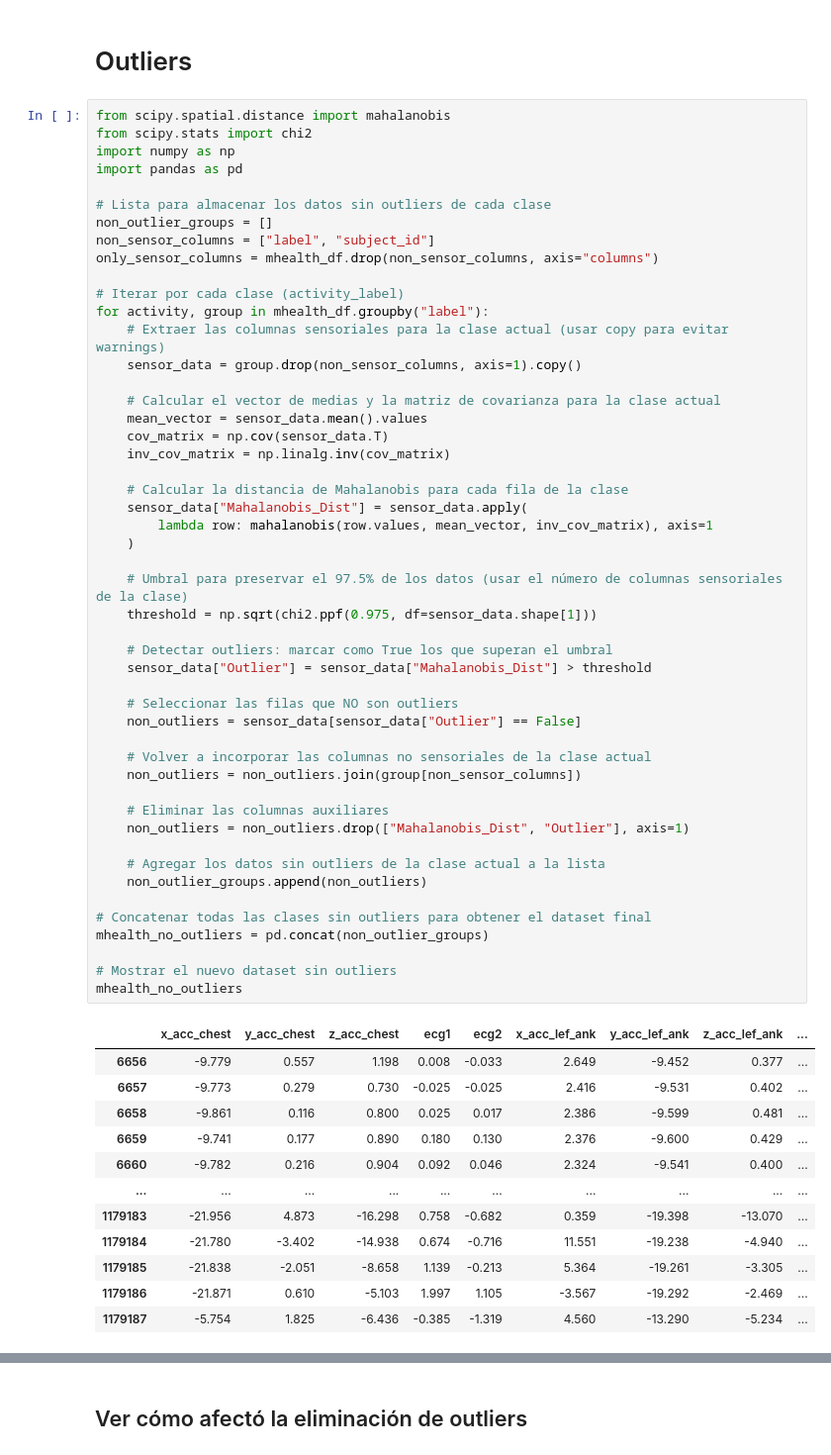
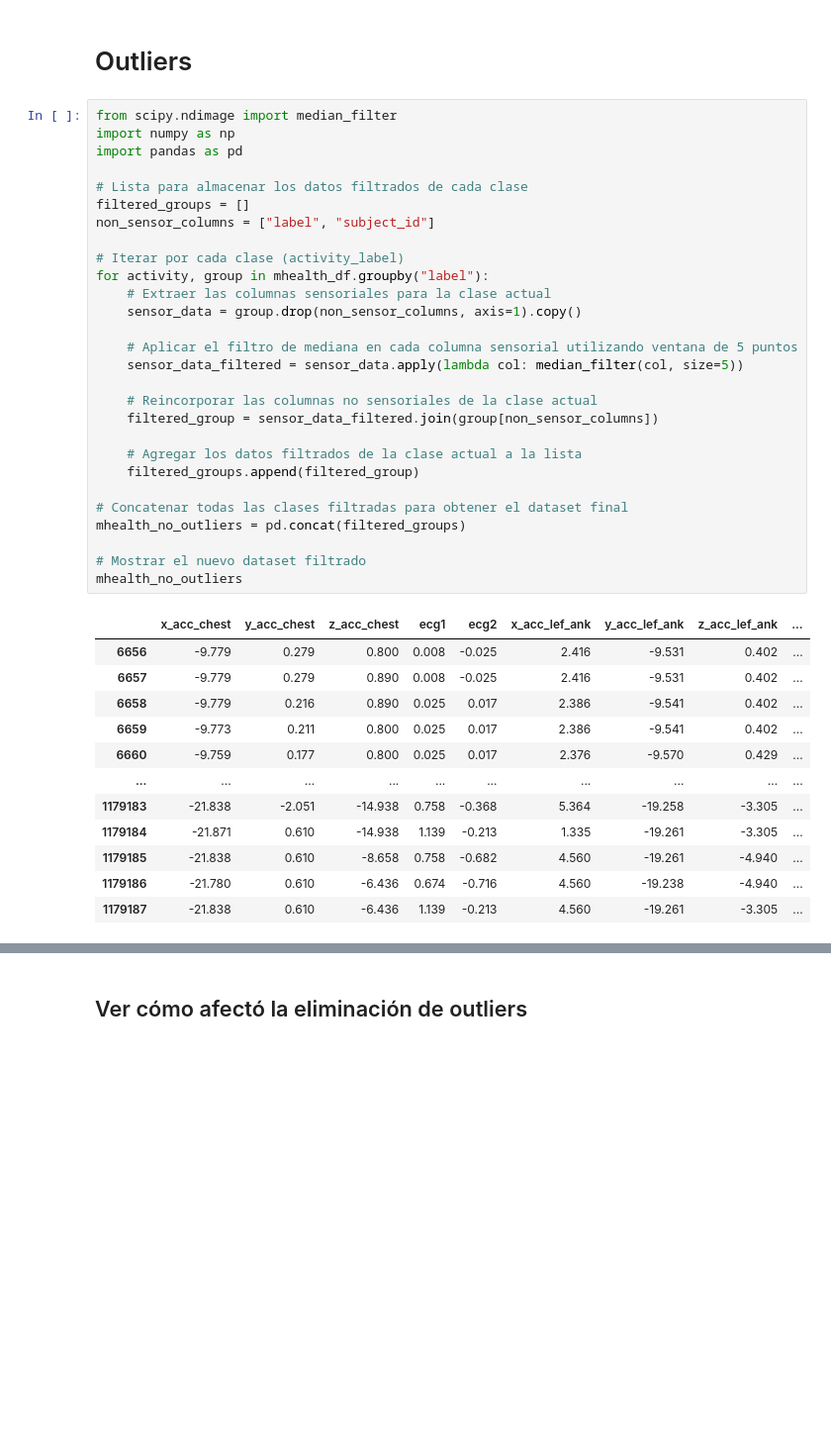
Before and after one commit to DanielRosadoRodriguez/HAR-Analysis, a Jupyter notebook: Dataset 1 - MHEALTH.ipynb, the cells around one changed output, grey strips where cells are left out. Shown at 99% size. Drawn from its saved outputs; the diff is of its cells as text; blank space fills up the shorter version.

```diff
--- a/Dataset 1 - MHEALTH.ipynb
+++ b/Dataset 1 - MHEALTH.ipynb
@@ -427,64 +427,43 @@ Sin embargo, ninguno de ellos supera 0.8, por lo que podemos tomar la decisión
 # %% [markdown]
 # Outliers
 # %%
-from scipy.spatial.distance import mahalanobis
-from scipy.stats import chi2
+from scipy.ndimage import median_filter
 import numpy as np
 import pandas as pd
 
-# Lista para almacenar los datos sin outliers de cada clase
-non_outlier_groups = []
+# Lista para almacenar los datos filtrados de cada clase
+filtered_groups = []
 non_sensor_columns = ["label", "subject_id"]
-only_sensor_columns = mhealth_df.drop(non_sensor_columns, axis="columns")
 
 # Iterar por cada clase (activity_label)
 for activity, group in mhealth_df.groupby("label"):
-    # Extraer las columnas sensoriales para la clase actual (usar copy para evitar warnings)
+    # Extraer las columnas sensoriales para la clase actual
     sensor_data = group.drop(non_sensor_columns, axis=1).copy()
 
-    # Calcular el vector de medias y la matriz de covarianza para la clase actual
-    mean_vector = sensor_data.mean().values
-    cov_matrix = np.cov(sensor_data.T)
-    inv_cov_matrix = np.linalg.inv(cov_matrix)
+    # Aplicar el filtro de mediana en cada columna sensorial utilizando ventana de 5 puntos
+    sensor_data_filtered = sensor_data.apply(lambda col: median_filter(col, size=5))
 
-    # Calcular la distancia de Mahalanobis para cada fila de la clase
-    sensor_data["Mahalanobis_Dist"] = sensor_data.apply(
-        lambda row: mahalanobis(row.values, mean_vector, inv_cov_matrix), axis=1
-    )
+    # Reincorporar las columnas no sensoriales de la clase actual
+    filtered_group = sensor_data_filtered.join(group[non_sensor_columns])
 
-    # Umbral para preservar el 97.5% de los datos (usar el número de columnas sensoriales de la clase)
-    threshold = np.sqrt(chi2.ppf(0.975, df=sensor_data.shape[1]))
+    # Agregar los datos filtrados de la clase actual a la lista
+    filtered_groups.append(filtered_group)
 
-    # Detectar outliers: marcar como True los que superan el umbral
-    sensor_data["Outlier"] = sensor_data["Mahalanobis_Dist"] > threshold
+# Concatenar todas las clases filtradas para obtener el dataset final
+mhealth_no_outliers = pd.concat(filtered_groups)
 
-    # Seleccionar las filas que NO son outliers
-    non_outliers = sensor_data[sensor_data["Outlier"] == False]
-
-    # Volver a incorporar las columnas no sensoriales de la clase actual
-    non_outliers = non_outliers.join(group[non_sensor_columns])
-
-    # Eliminar las columnas auxiliares
-    non_outliers = non_outliers.drop(["Mahalanobis_Dist", "Outlier"], axis=1)
-
-    # Agregar los datos sin outliers de la clase actual a la lista
-    non_outlier_groups.append(non_outliers)
-
-# Concatenar todas las clases sin outliers para obtener el dataset final
-mhealth_no_outliers = pd.concat(non_outlier_groups)
-
-# Mostrar el nuevo dataset sin outliers
+# Mostrar el nuevo dataset filtrado
 mhealth_no_outliers
 # %% [output]
 |  | x_acc_chest | y_acc_chest | z_acc_chest | ecg1 | ecg2 | x_acc_lef_ank | y_acc_lef_ank | z_acc_lef_ank | ... |
-| 6656 | -9.779 | 0.557 | 1.198 | 0.008 | -0.033 | 2.649 | -9.452 | 0.377 | ... |
-| 6657 | -9.773 | 0.279 | 0.730 | -0.025 | -0.025 | 2.416 | -9.531 | 0.402 | ... |
-| 6658 | -9.861 | 0.116 | 0.800 | 0.025 | 0.017 | 2.386 | -9.599 | 0.481 | ... |
-| 6659 | -9.741 | 0.177 | 0.890 | 0.180 | 0.130 | 2.376 | -9.600 | 0.429 | ... |
-| 6660 | -9.782 | 0.216 | 0.904 | 0.092 | 0.046 | 2.324 | -9.541 | 0.400 | ... |
+| 6656 | -9.779 | 0.279 | 0.800 | 0.008 | -0.025 | 2.416 | -9.531 | 0.402 | ... |
+| 6657 | -9.779 | 0.279 | 0.890 | 0.008 | -0.025 | 2.416 | -9.531 | 0.402 | ... |
+| 6658 | -9.779 | 0.216 | 0.890 | 0.025 | 0.017 | 2.386 | -9.541 | 0.402 | ... |
+| 6659 | -9.773 | 0.211 | 0.800 | 0.025 | 0.017 | 2.386 | -9.541 | 0.402 | ... |
+| 6660 | -9.759 | 0.177 | 0.800 | 0.025 | 0.017 | 2.376 | -9.570 | 0.429 | ... |
 | ... | ... | ... | ... | ... | ... | ... | ... | ... | ... |
-| 1179183 | -21.956 | 4.873 | -16.298 | 0.758 | -0.682 | 0.359 | -19.398 | -13.070 | ... |
-| 1179184 | -21.780 | -3.402 | -14.938 | 0.674 | -0.716 | 11.551 | -19.238 | -4.940 | ... |
-| 1179185 | -21.838 | -2.051 | -8.658 | 1.139 | -0.213 | 5.364 | -19.261 | -3.305 | ... |
-| 1179186 | -21.871 | 0.610 | -5.103 | 1.997 | 1.105 | -3.567 | -19.292 | -2.469 | ... |
-| 1179187 | -5.754 | 1.825 | -6.436 | -0.385 | -1.319 | 4.560 | -13.290 | -5.234 | ... |
+| 1179183 | -21.838 | -2.051 | -14.938 | 0.758 | -0.368 | 5.364 | -19.258 | -3.305 | ... |
+| 1179184 | -21.871 | 0.610 | -14.938 | 1.139 | -0.213 | 1.335 | -19.261 | -3.305 | ... |
+| 1179185 | -21.838 | 0.610 | -8.658 | 0.758 | -0.682 | 4.560 | -19.261 | -4.940 | ... |
+| 1179186 | -21.780 | 0.610 | -6.436 | 0.674 | -0.716 | 4.560 | -19.238 | -4.940 | ... |
+| 1179187 | -21.838 | 0.610 | -6.436 | 1.139 | -0.213 | 4.560 | -19.261 | -3.305 | ... |
```
Also changed, not shown: parts of 14 cells of this notebook.
